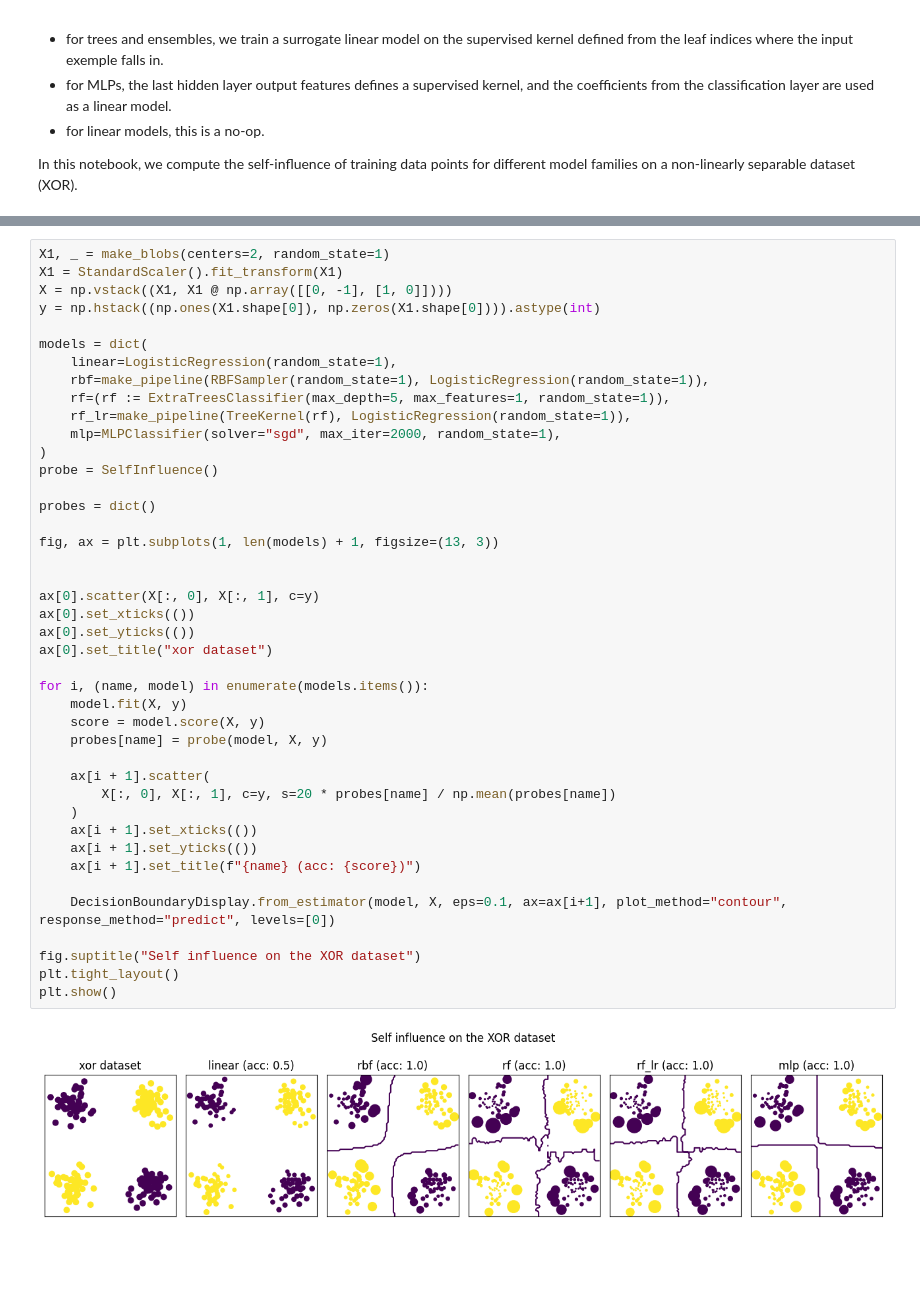
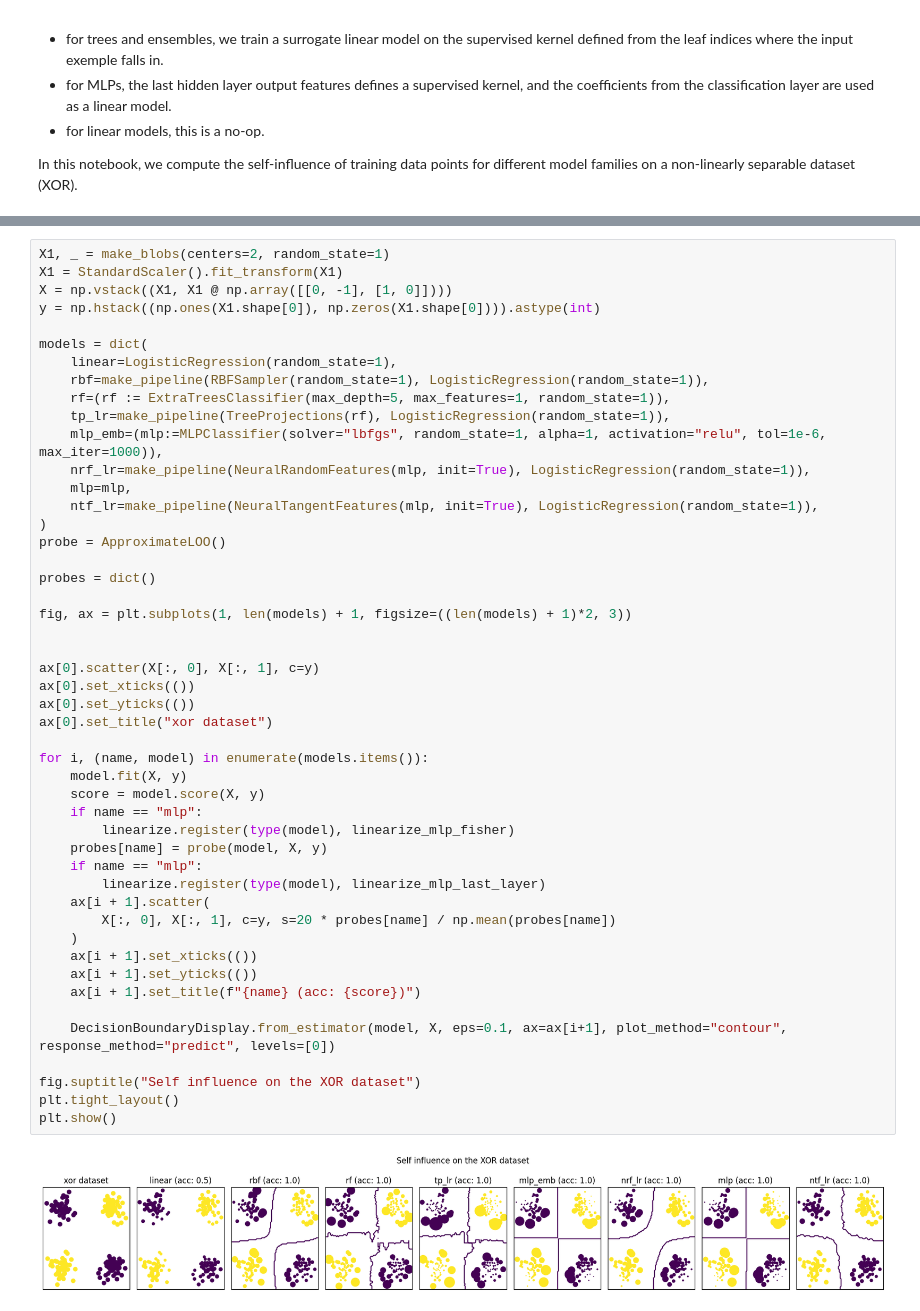
Before and after one commit to Orange-OpenSource/mislabeled, a Jupyter notebook: examples/plot_linearized.ipynb, the cells around one changed output, grey strips where cells are left out. Saved outputs shown, nothing was run; the diff lists cells and outputs as text; blank space fills up the shorter version.

Commit message:
neural tangent features, random features, tangent kernel and tree projections done (need proper tree linear model)

```diff
--- a/examples/plot_linearized.ipynb
+++ b/examples/plot_linearized.ipynb
@@ -57,38 +45,44 @@ models = dict(
     linear=LogisticRegression(random_state=1),
     rbf=make_pipeline(RBFSampler(random_state=1), LogisticRegression(random_state=1)),
     rf=(rf := ExtraTreesClassifier(max_depth=5, max_features=1, random_state=1)),
-    rf_lr=make_pipeline(TreeKernel(rf), LogisticRegression(random_state=1)),
-    mlp=MLPClassifier(solver="sgd", max_iter=2000, random_state=1),
+    tp_lr=make_pipeline(TreeProjections(rf), LogisticRegression(random_state=1)),
+    mlp_emb=(mlp:=MLPClassifier(solver="lbfgs", random_state=1, alpha=1, activation="relu", tol=1e-6, max_iter=1000)),
+    nrf_lr=make_pipeline(NeuralRandomFeatures(mlp, init=True), LogisticRegression(random_state=1)),
+    mlp=mlp,
+    ntf_lr=make_pipeline(NeuralTangentFeatures(mlp, init=True), LogisticRegression(random_state=1)),
 )
-probe = SelfInfluence()
+probe = ApproximateLOO()
 
 probes = dict()
 
-fig, ax = plt.subplots(1, len(models) + 1, figsize=(13, 3))
+fig, ax = plt.subplots(1, len(models) + 1, figsize=((len(models) + 1)*2, 3))
 
 
 ax[0].scatter(X[:, 0], X[:, 1], c=y)
 ax[0].set_xticks(())
 ax[0].set_yticks(())
 ax[0].set_title("xor dataset")
 
 for i, (name, model) in enumerate(models.items()):
     model.fit(X, y)
     score = model.score(X, y)
+    if name == "mlp":
+        linearize.register(type(model), linearize_mlp_fisher)
     probes[name] = probe(model, X, y)
-
+    if name == "mlp":
+        linearize.register(type(model), linearize_mlp_last_layer)
     ax[i + 1].scatter(
         X[:, 0], X[:, 1], c=y, s=20 * probes[name] / np.mean(probes[name])
     )
     ax[i + 1].set_xticks(())
     ax[i + 1].set_yticks(())
     ax[i + 1].set_title(f"{name} (acc: {score})")
 
     DecisionBoundaryDisplay.from_estimator(model, X, eps=0.1, ax=ax[i+1], plot_method="contour", response_method="predict", levels=[0])
 
 fig.suptitle("Self influence on the XOR dataset")
 plt.tight_layout()
 plt.show()
 # %% [output]
-[figure, old version]
+[figure, new version]
 # %%
```
Also changed, not shown: parts of 3 cells of this notebook, 11 other files.
